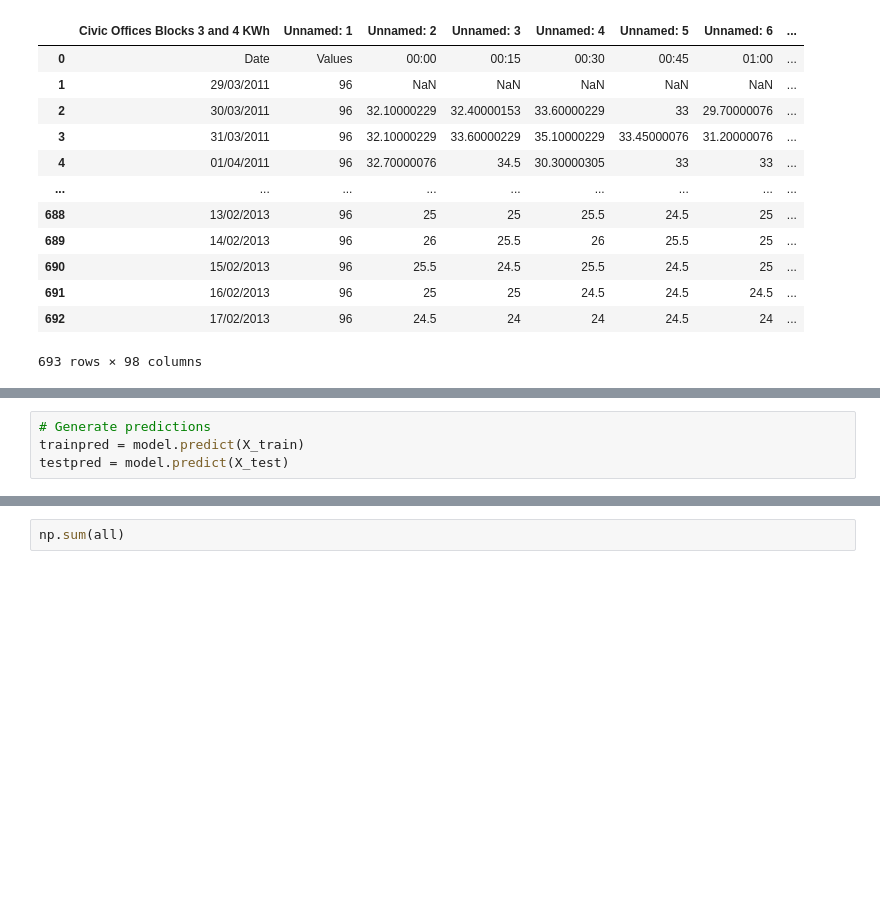
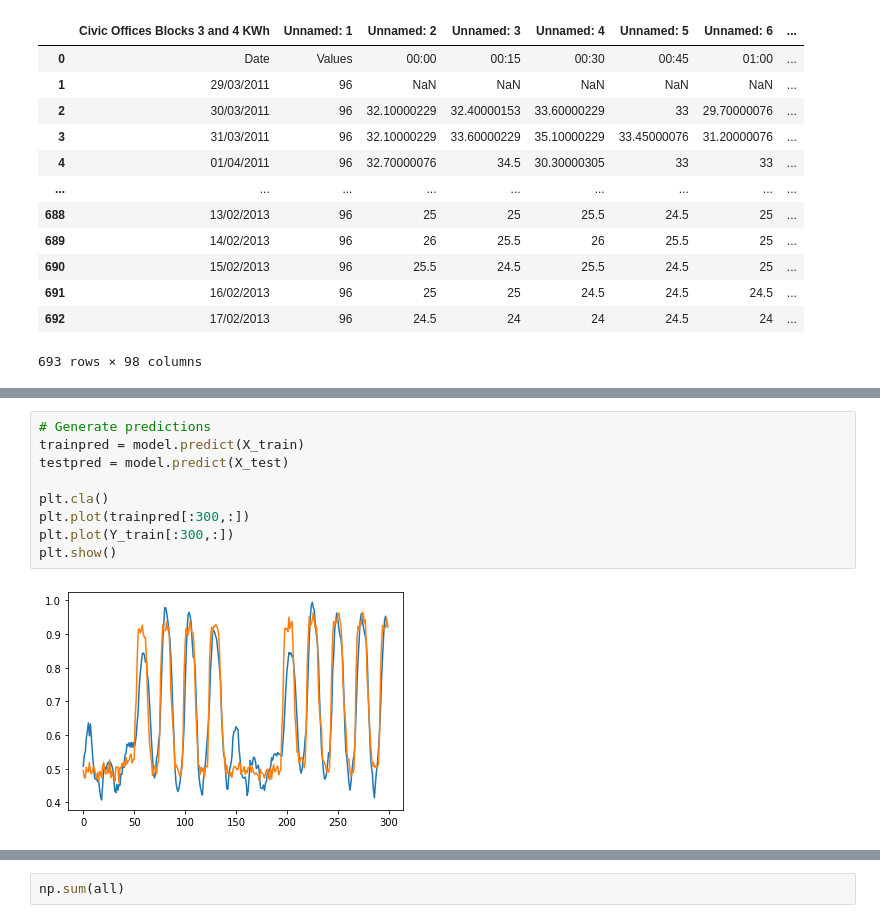
Before and after one commit to GowraRohith/electricity-consumption-neural, a Jupyter notebook: electricity_model3.ipynb, the cells around one changed output, grey strips where cells are left out. Drawn from its saved outputs; the diff is of its cells as text; blank space fills up the shorter version.

```diff
--- a/electricity_model3.ipynb
+++ b/electricity_model3.ipynb
@@ -234,4 +217,11 @@ Epoch 150/150
 # %%
 # Generate predictions
 trainpred = model.predict(X_train)
 testpred = model.predict(X_test)
+
+plt.cla()
+plt.plot(trainpred[:300,:])
+plt.plot(Y_train[:300,:])
+plt.show()
+# %% [output]
+[figure, added]
```
Also changed, not shown: parts of 13 cells of this notebook, 54 other files.
